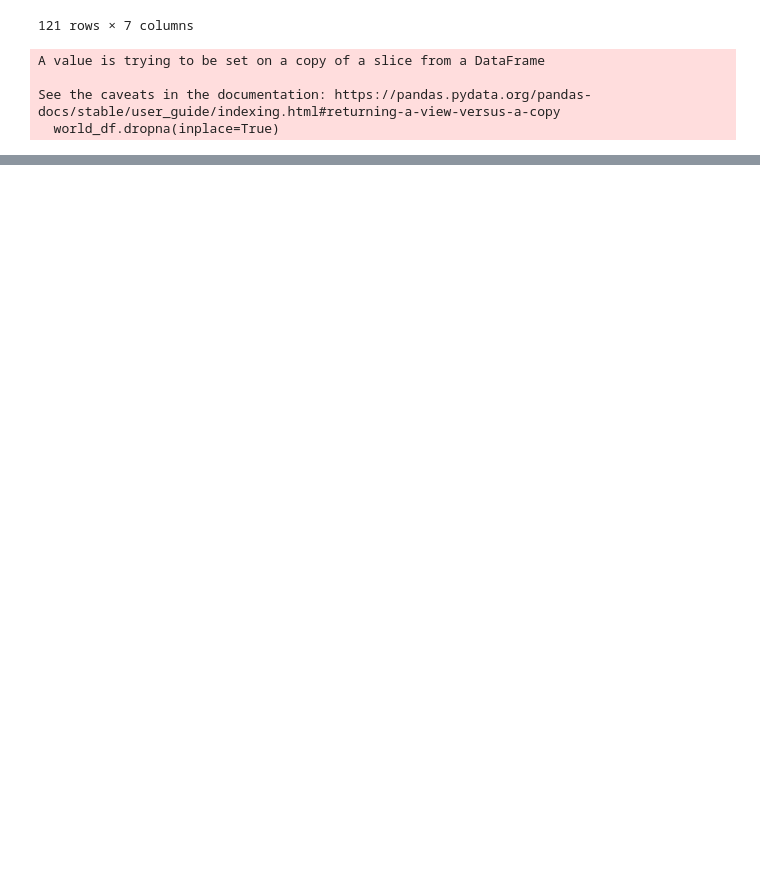
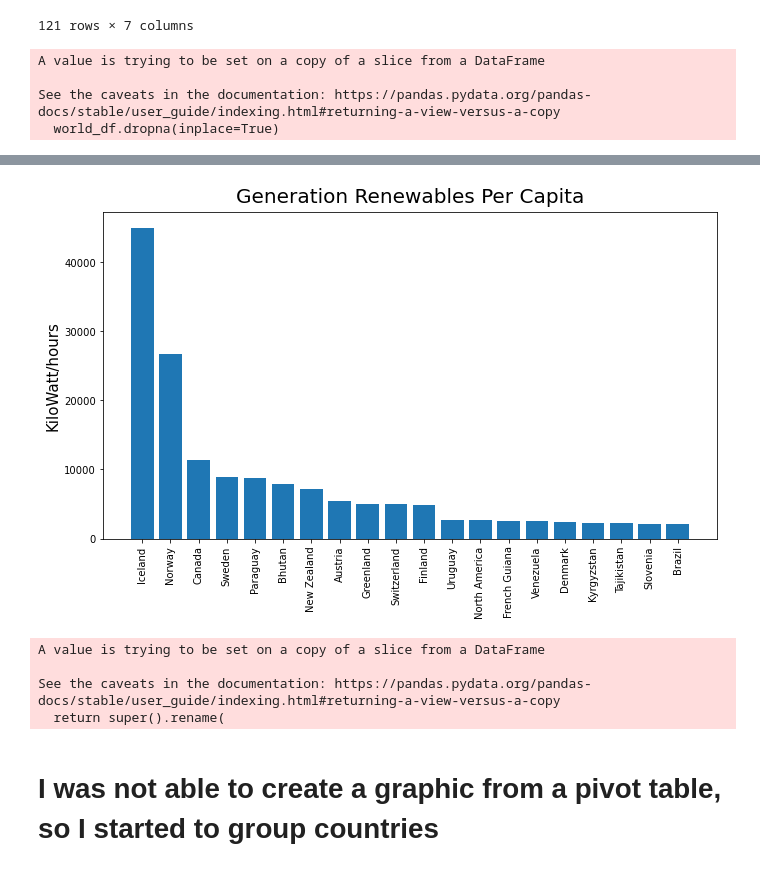
Before and after one commit to IgorComune/RenewableEnergy, a Jupyter notebook: RenewableEnergy.ipynb, the cells around one changed output, grey strips where cells are left out. Cells and saved outputs as stored; diff of their text form; code cells hidden in the pictures; blank space fills up the shorter version.

```diff
--- a/RenewableEnergy.ipynb
+++ b/RenewableEnergy.ipynb
@@ -858,0 +963,3 @@ world_df
+# %%
+grpc_2000_2019 = grpc.loc[grpc['year'] >= 2000]
+grpc_2000_2019
@@ -858,0 +980,3 @@ world_df
+# %%
+grpc_2000_2019_mean = grpc_2000_2019.groupby('country').mean().sort_values('gerenation_renewables_per_capita',ascending=False)
+grpc_2000_2019_mean.head(50)
@@ -858,0 +1002,45 @@ world_df
+# %%
+fig = plt.figure(figsize=(11, 6))
+x = grpc_2000_2019_mean.head(20).index
+y = grpc_2000_2019_mean.head(20)['gerenation_renewables_per_capita']
+fig = plt.bar(x,y)
+plt.xticks(rotation=90)
+plt.ylabel("KiloWatt/hours",size=15)
+plt.title('Generation Renewables Per Capita',size=20,pad=10)
+plt.show()
+# %% [output]
+[figure, added]
+# %%
+#df.loc[((df.A == 1) | (df.A == 2)) & ((df.B == 600) | (df.B == 200)), "C"] = "1or2and600or200"
+
+top_20_average = grpc_2000_2019.loc[(grpc_2000_2019['country'] == 'Iceland') |
+                   (grpc_2000_2019['country'] == 'Norway') |
+                   (grpc_2000_2019['country'] == 'Canada') |
+                   (grpc_2000_2019['country'] == 'Sweden') |
+                   (grpc_2000_2019['country'] == 'Paraguay') |
+                   (grpc_2000_2019['country'] == 'Bhutan') |
+                   (grpc_2000_2019['country'] == 'New Zealand') |
+                   (grpc_2000_2019['country'] == 'Austria') |
+                   (grpc_2000_2019['country'] == 'Greenland') |
+                   (grpc_2000_2019['country'] == 'Switzerland') |
+                   (grpc_2000_2019['country'] == 'Finland') |
+                   (grpc_2000_2019['country'] == 'Uruguay') |
+                   (grpc_2000_2019['country'] == 'French Guiana') |
+                   (grpc_2000_2019['country'] == 'Venezuela') |
+                   (grpc_2000_2019['country'] == 'Denmark') |
+                   (grpc_2000_2019['country'] == 'Kyrgyzstan') |
+                   (grpc_2000_2019['country'] == 'Tajikistan') |
+                   (grpc_2000_2019['country'] == 'Slovenia') |
+                   (grpc_2000_2019['country'] == 'Brazil')]
+
+top_20_average.reset_index(drop=True,inplace=True)
+del top_20_average['renewables_electricity']
+del top_20_average['population']
+top_20_average.rename(columns={'gerenation_renewables_per_capita':'generation_renewables_per_capita'}, inplace=True)
+# %% [output]
+A value is trying to be set on a copy of a slice from a DataFrame
+
+See the caveats in the documentation: https://pandas.pydata.org/pandas-docs/stable/user_guide/indexing.html#returning-a-view-versus-a-copy
+  return super().rename(
+# %% [markdown]
+# I was not able to create a graphic from a pivot table, so I started to group countries
```
Also changed, not shown: parts of 25 cells of this notebook.
